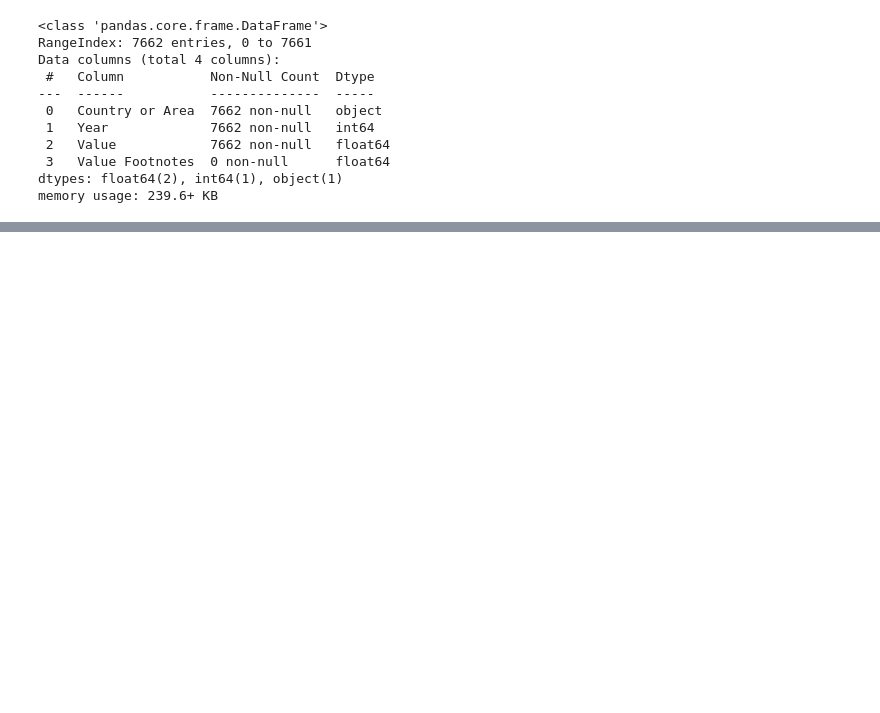
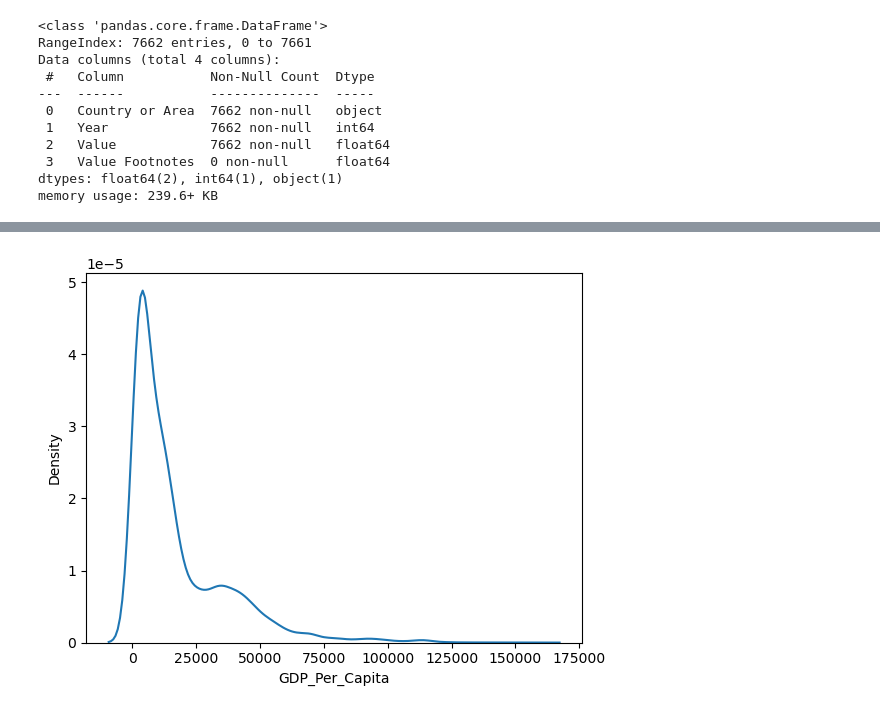
Before and after one commit to NSS-Data-Analytics-Cohort-12/un-python-Jtoppins24, a Jupyter notebook: notebooks/un_python.ipynb, the cells around one changed output, grey strips where cells are left out. Saved outputs shown, nothing was run; the diff lists cells and outputs as text; code cells hidden in the pictures; blank space fills up the shorter version.

```diff
--- a/notebooks/un_python.ipynb
+++ b/notebooks/un_python.ipynb
@@ -120,0 +144,5 @@ Count the countries that have full rows.... but not sure how many unique years t
+# %%
+sns.kdeplot(gdp_df['GDP_Per_Capita'])
+plt.show()
+# %% [output]
+[figure, added]
```
Also changed, not shown: parts of 45 cells of this notebook.
